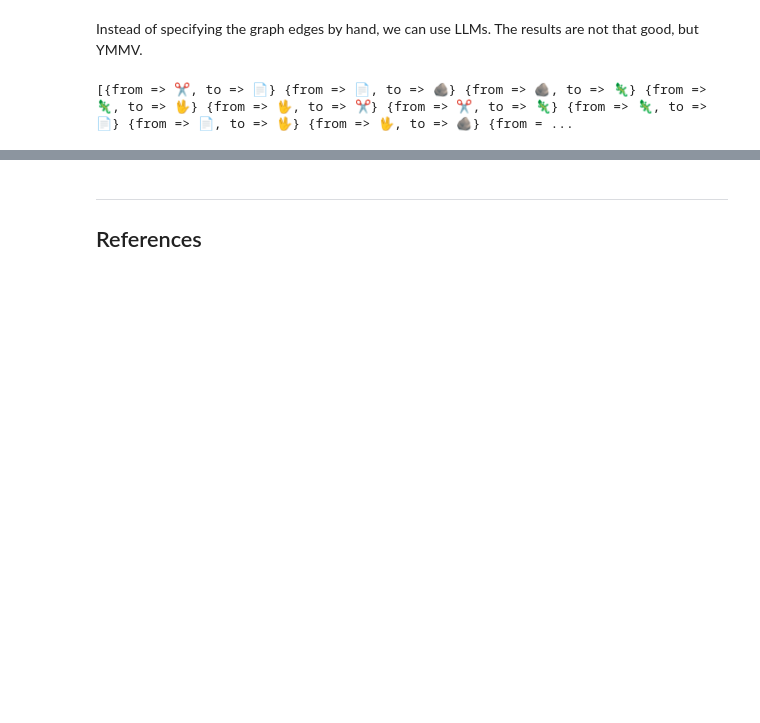
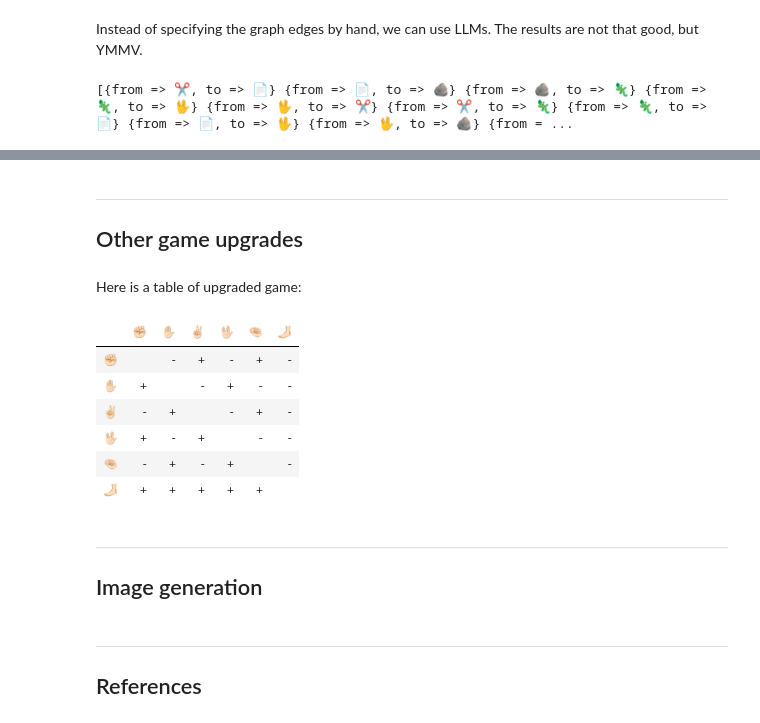
Before and after one commit to antononcube/RakuForPrediction-blog, a Jupyter notebook: Notebooks/Jupyter/Rock-Paper-Scissors-Lizard-Spock.ipynb, the cells around one changed output, grey strips where cells are left out. Drawn from its saved outputs; the diff is of its cells as text; code cells hidden in the pictures; blank space fills up the shorter version.

```diff
--- a/Notebooks/Jupyter/Rock-Paper-Scissors-Lizard-Spock.ipynb
+++ b/Notebooks/Jupyter/Rock-Paper-Scissors-Lizard-Spock.ipynb
@@ -298,3 +339,24 @@ llm-vision-synthesize([
 Graph.new($res2, :directed).dot(:5graph-size, engine => 'neato', arrow-size => 0.5):svg
 # %% [output]
 [interactive output not drawn]
+# %% [markdown]
+-----
+
+## Other game upgrades
+# %% [markdown]
+Here is a table of upgraded game:
+# %%
+#% html
+game-table($g-chuck)
+# %% [output]
+|  | ✊🏻 | ✋🏻 | ✌🏻 | 🖖🏻 | 🤏🏻 | 🦶🏻 |
+| ✊🏻 |  | - | + | - | + | - |
+| ✋🏻 | + |  | - | + | - | - |
+| ✌🏻 | - | + |  | - | + | - |
+| 🖖🏻 | + | - | + |  | - | - |
+| 🤏🏻 | - | + | - | + |  | - |
+| 🦶🏻 | + | + | + | + | + |  |
+# %% [markdown]
+-----
+
+## Image generation
```
Also changed, not shown: parts of 20 cells of this notebook.
